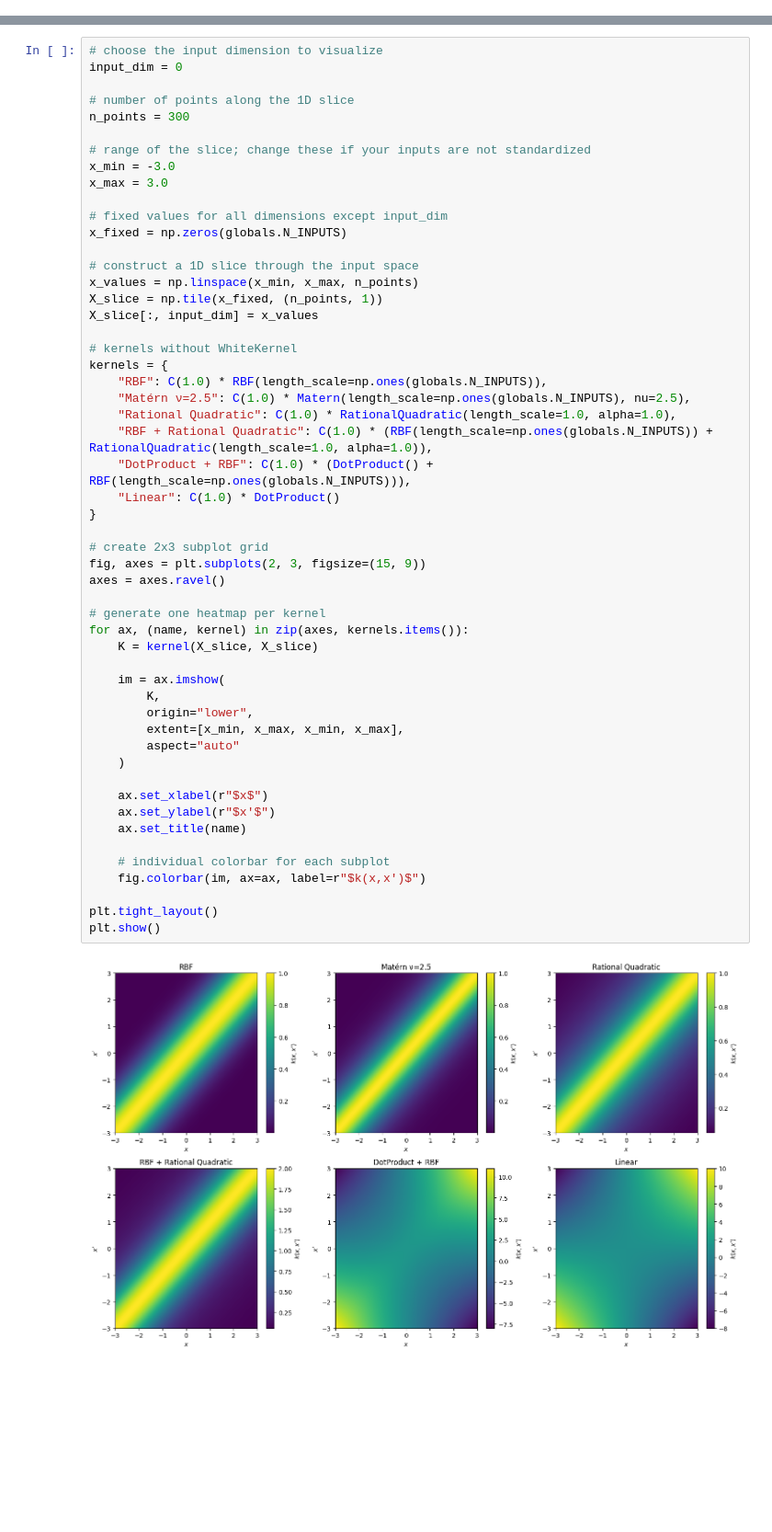
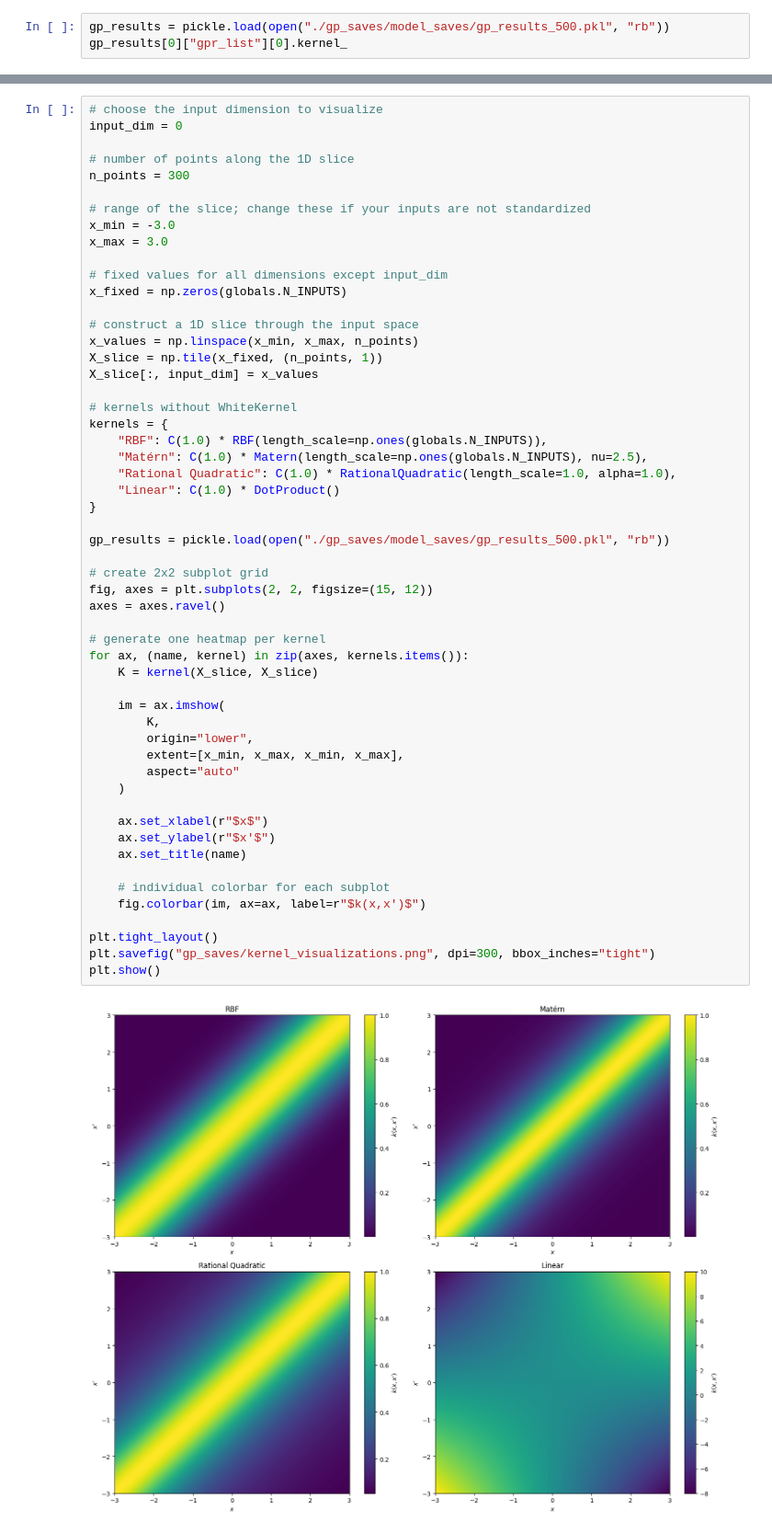
Before and after one commit to Teolul/Masters_Thesis, a Jupyter notebook: gp_kernel_visualizations.ipynb, the cells around one changed output, grey strips where cells are left out. Shown at 92% size. Drawn from its saved outputs; the diff is of its cells as text; blank space fills up the shorter version.

```diff
--- a/gp_kernel_visualizations.ipynb
+++ b/gp_kernel_visualizations.ipynb
@@ -9,3 +10,6 @@ import globals
 importlib.reload(globals)
 # %% [output]
 <module 'globals' from 'c:\\Users\\Matteo\\Desktop\\Scuola\\MastersThesis\\Masters_Thesis\\globals.py'>
+# %%
+gp_results = pickle.load(open("./gp_saves/model_saves/gp_results_500.pkl", "rb"))
+gp_results[0]["gpr_list"][0].kernel_
@@ -31,39 +37,40 @@ X_slice[:, input_dim] = x_values
 # kernels without WhiteKernel
 kernels = {
     "RBF": C(1.0) * RBF(length_scale=np.ones(globals.N_INPUTS)),
-    "Matérn ν=2.5": C(1.0) * Matern(length_scale=np.ones(globals.N_INPUTS), nu=2.5),
+    "Matérn": C(1.0) * Matern(length_scale=np.ones(globals.N_INPUTS), nu=2.5),
     "Rational Quadratic": C(1.0) * RationalQuadratic(length_scale=1.0, alpha=1.0),
-    "RBF + Rational Quadratic": C(1.0) * (RBF(length_scale=np.ones(globals.N_INPUTS)) + RationalQuadratic(length_scale=1.0, alpha=1.0)),
-    "DotProduct + RBF": C(1.0) * (DotProduct() + RBF(length_scale=np.ones(globals.N_INPUTS))),
     "Linear": C(1.0) * DotProduct()
 }
 
-# create 2x3 subplot grid
-fig, axes = plt.subplots(2, 3, figsize=(15, 9))
+gp_results = pickle.load(open("./gp_saves/model_saves/gp_results_500.pkl", "rb"))
+
+# create 2x2 subplot grid
+fig, axes = plt.subplots(2, 2, figsize=(15, 12))
 axes = axes.ravel()
 
 # generate one heatmap per kernel
 for ax, (name, kernel) in zip(axes, kernels.items()):
     K = kernel(X_slice, X_slice)
 
     im = ax.imshow(
         K,
         origin="lower",
         extent=[x_min, x_max, x_min, x_max],
         aspect="auto"
     )
 
     ax.set_xlabel(r"$x$")
     ax.set_ylabel(r"$x'$")
     ax.set_title(name)
 
     # individual colorbar for each subplot
     fig.colorbar(im, ax=ax, label=r"$k(x,x')$")
 
 plt.tight_layout()
+plt.savefig("gp_saves/kernel_visualizations.png", dpi=300, bbox_inches="tight")
 plt.show()
 # %% [output]
-[figure, old version]
+[figure, new version]
 # %%
 plt.figure(figsize=(9, 6))
 
```
Also changed, not shown: parts of 4 cells of this notebook, 33 other files.
